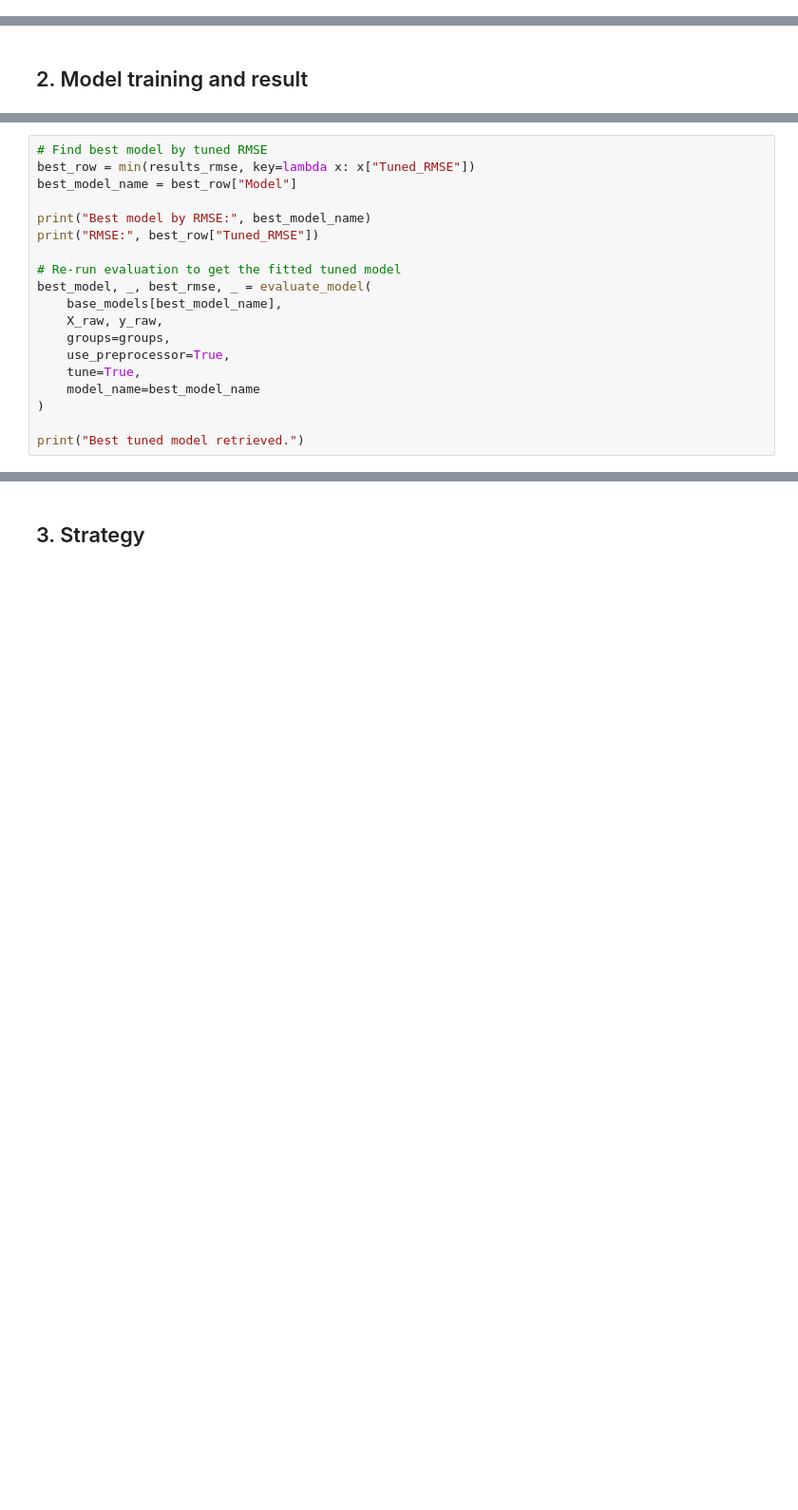
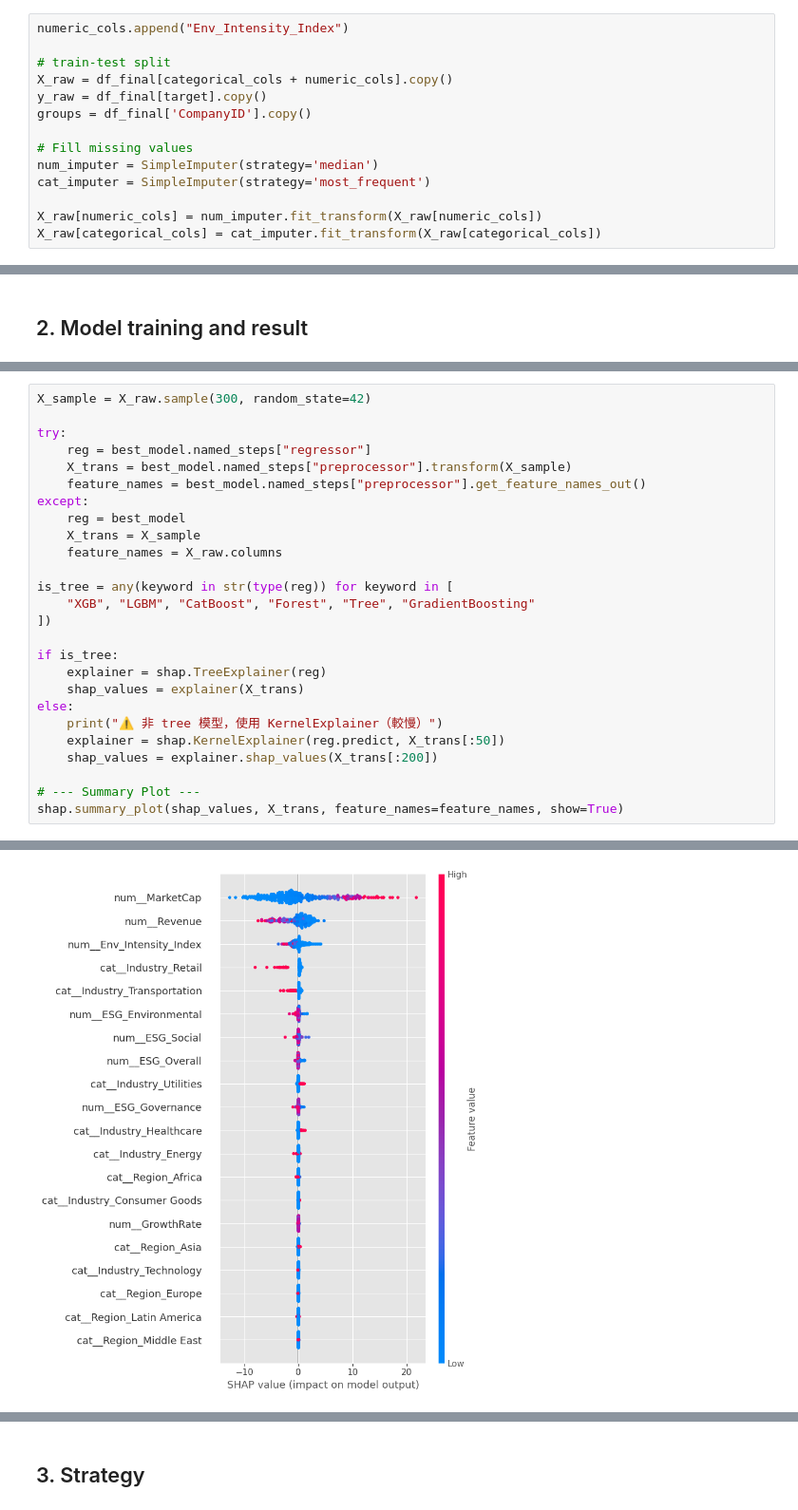
Before and after one commit to ygong-hue/Machine-Learning-Project, a Jupyter notebook: data.ipynb, the cells around one changed output, grey strips where cells are left out. Shown at 95% size. Cells and saved outputs as stored; diff of their text form; blank space fills up the shorter version.

```diff
--- a/data.ipynb
+++ b/data.ipynb
@@ -181,3 +251,17 @@ X_raw[categorical_cols] = cat_imputer.fit_transform(X_raw[categorical_cols])
+# %%
+numeric_cols.append("Env_Intensity_Index")
+
+# train-test split
+X_raw = df_final[categorical_cols + numeric_cols].copy()
+y_raw = df_final[target].copy()
+groups = df_final['CompanyID'].copy()
+
+# Fill missing values
+num_imputer = SimpleImputer(strategy='median')
+cat_imputer = SimpleImputer(strategy='most_frequent')
+
+X_raw[numeric_cols] = num_imputer.fit_transform(X_raw[numeric_cols])
+X_raw[categorical_cols] = cat_imputer.fit_transform(X_raw[categorical_cols])
 # %% [markdown]
 ### 1.2 Pipeline
 # %%
@@ -352,20 +573,27 @@ Tuned RMSE: 6.2581
 # %%
-# Find best model by tuned RMSE
-best_row = min(results_rmse, key=lambda x: x["Tuned_RMSE"])
-best_model_name = best_row["Model"]
+X_sample = X_raw.sample(300, random_state=42)
 
-print("Best model by RMSE:", best_model_name)
-print("RMSE:", best_row["Tuned_RMSE"])
+try:
+    reg = best_model.named_steps["regressor"]
+    X_trans = best_model.named_steps["preprocessor"].transform(X_sample)
+    feature_names = best_model.named_steps["preprocessor"].get_feature_names_out()
+except:
+    reg = best_model
+    X_trans = X_sample
+    feature_names = X_raw.columns
 
-# Re-run evaluation to get the fitted tuned model
-best_model, _, best_rmse, _ = evaluate_model(
-    base_models[best_model_name],
-    X_raw, y_raw,
-    groups=groups,
-    use_preprocessor=True,
-    tune=True,
-    model_name=best_model_name
-)
+is_tree = any(keyword in str(type(reg)) for keyword in [
+    "XGB", "LGBM", "CatBoost", "Forest", "Tree", "GradientBoosting"
+])
 
-print("Best tuned model retrieved.")
+if is_tree:
+    explainer = shap.TreeExplainer(reg)
+    shap_values = explainer(X_trans)
+else:
+    print("⚠️ 非 tree 模型，使用 KernelExplainer（較慢）")
+    explainer = shap.KernelExplainer(reg.predict, X_trans[:50])
+    shap_values = explainer.shap_values(X_trans[:200])
+
+# --- Summary Plot ---
+shap.summary_plot(shap_values, X_trans, feature_names=feature_names, show=True)
 # %% [output]
@@ -374,0 +600 @@ Best tuned model retrieved.
+[figure, added]
```
Also changed, not shown: parts of 25 cells of this notebook, 8 other files.
